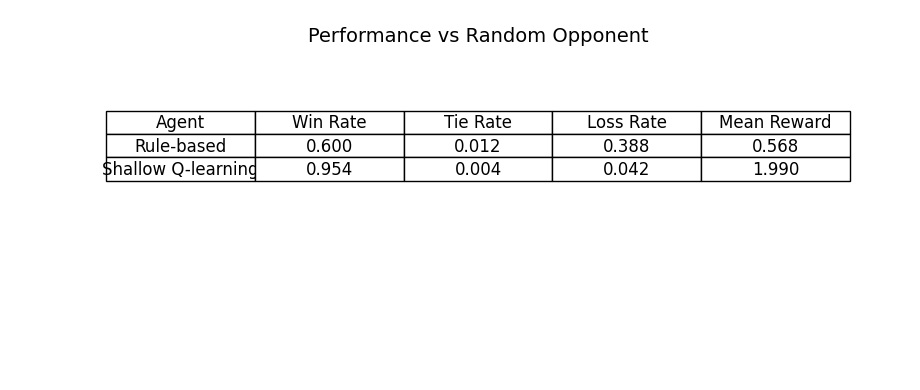
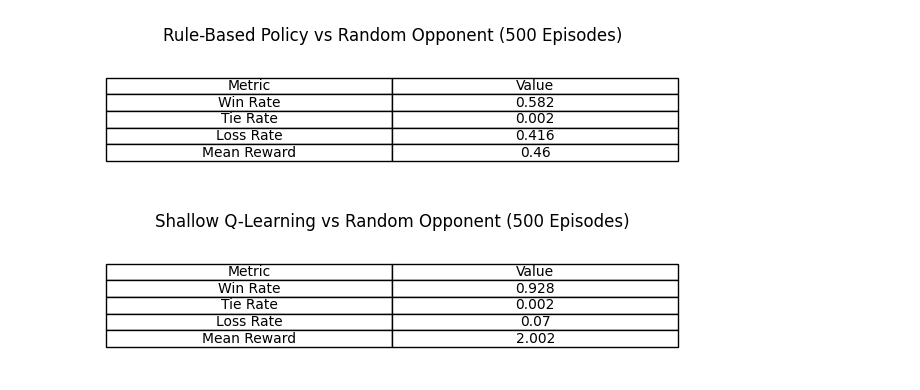
Before and after one commit to ZixuHao/6650_final_project, a Jupyter notebook: Baseline Policies/RuleBased_Shallow.ipynb, the cells around one changed output. Drawn from its saved outputs; the diff is of its cells as text; code cells hidden in the pictures; blank space fills up the shorter version.

Commit message:
Base line part plots revised

```diff
--- a/Baseline Policies/RuleBased_Shallow.ipynb
+++ b/Baseline Policies/RuleBased_Shallow.ipynb
@@ -546,32 +588,63 @@ Action counts: [219  17 108 152]
 # %%
+import pandas as pd
 import matplotlib.pyplot as plt
 
-# Data for table 1
-data1 = [
-    ["Rule-based", "0.600", "0.012", "0.388", "0.568"],
-    ["Shallow Q-learning", "0.954", "0.004", "0.042", "1.990"]
-]
+data_rule = {
+    "Metric": ["Win Rate", "Tie Rate", "Loss Rate", "Mean Reward"],
+    "Value":  [0.582,      0.002,      0.416,       0.460]
+}
 
-columns1 = ["Agent", "Win Rate", "Tie Rate", "Loss Rate", "Mean Reward"]
+df_rule = pd.DataFrame(data_rule)
 
-fig, ax = plt.subplots(figsize=(8, 2.5))
-ax.axis('tight')
-ax.axis('off')
+fig, ax = plt.subplots(figsize=(6, 1.8))
+ax.axis("off")
 
-table1 = ax.table(
-    cellText=data1,
-    colLabels=columns1,
-    loc='center',
-    cellLoc='center'
+table = ax.table(
+    cellText=df_rule.values,
+    colLabels=df_rule.columns,
+    cellLoc="center",
+    loc="center"
 )
 
-table1.auto_set_font_size(False)
-table1.set_fontsize(12)
-table1.scale(1.2, 1.4)
+table.auto_set_font_size(False)
+table.set_fontsize(10)
+table.scale(1.2, 1.2)
 
-plt.title("Performance vs Random Opponent", fontsize=14)
-plt.savefig("table_performance_random.png", dpi=200, bbox_inches='tight')
+plt.title("Rule-Based Policy vs Random Opponent (500 Episodes)", fontsize=12, pad=15)
+plt.tight_layout()
+# plt.savefig("table_rule_vs_random.png", dpi=300, bbox_inches="tight")
 plt.show()
 # %% [output]
-[figure, old version]
+[figure, new version]
+# %%
+import pandas as pd
+import matplotlib.pyplot as plt
+
+data_q = {
+    "Metric": ["Win Rate", "Tie Rate", "Loss Rate", "Mean Reward"],
+    "Value":  [0.928,      0.002,      0.070,       2.002]
+}
+
+df_q = pd.DataFrame(data_q)
+
+fig, ax = plt.subplots(figsize=(6, 1.8))
+ax.axis("off")
+
+table = ax.table(
+    cellText=df_q.values,
+    colLabels=df_q.columns,
+    cellLoc="center",
+    loc="center"
+)
+
+table.auto_set_font_size(False)
+table.set_fontsize(10)
+table.scale(1.2, 1.2)
+
+plt.title("Shallow Q-Learning vs Random Opponent (500 Episodes)", fontsize=12, pad=15)
+plt.tight_layout()
+# plt.savefig("table_q_vs_random.png", dpi=300, bbox_inches="tight")
+plt.show()
+# %% [output]
+[figure, added]
 # %%
```
Also changed, not shown: parts of 5 cells of this notebook.
